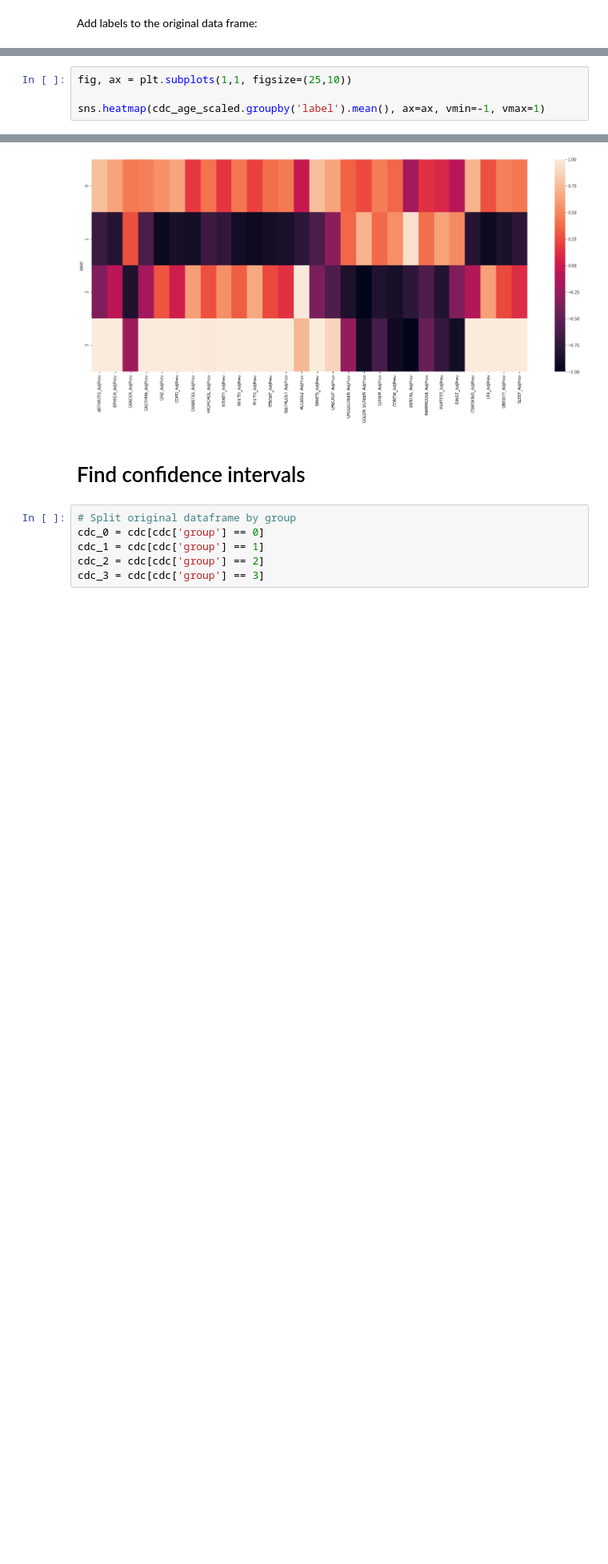
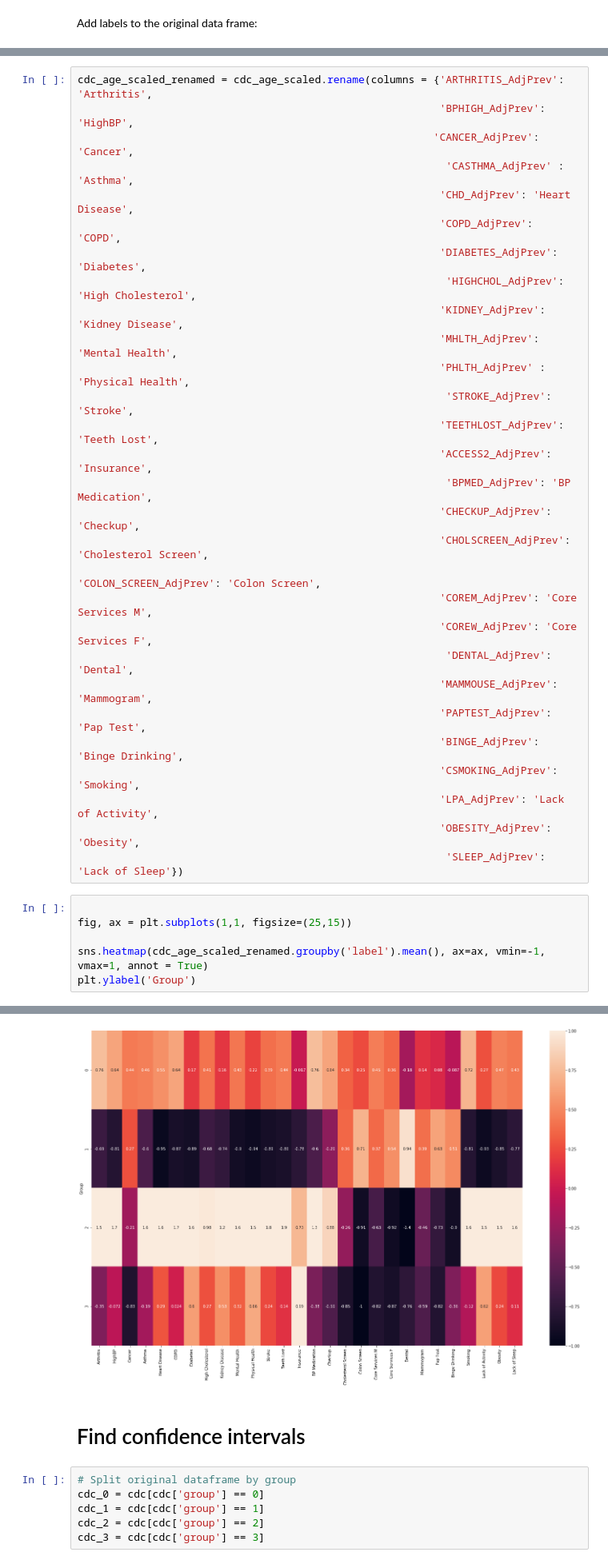
Before and after one commit to rhkhoo/CDC_Health_Clusters, a Jupyter notebook: KMeans.ipynb, the cells around one changed output, grey strips where cells are left out. Shown at 80% size. Cells and saved outputs as stored; diff of their text form; blank space fills up the shorter version.

```diff
--- a/KMeans.ipynb
+++ b/KMeans.ipynb
@@ -196,5 +203,36 @@ See the caveats in the documentation: https://pandas.pydata.org/pandas-docs/stab
+# %%
+cdc_age_scaled_renamed = cdc_age_scaled.rename(columns = {'ARTHRITIS_AdjPrev': 'Arthritis',
+                                                          'BPHIGH_AdjPrev': 'HighBP',
+                                                         'CANCER_AdjPrev': 'Cancer',
+                                                           'CASTHMA_AdjPrev' : 'Asthma',
+                                                          'CHD_AdjPrev': 'Heart Disease',
+                                                          'COPD_AdjPrev': 'COPD',
+                                                          'DIABETES_AdjPrev': 'Diabetes',
+                                                           'HIGHCHOL_AdjPrev': 'High Cholesterol',
+                                                          'KIDNEY_AdjPrev': 'Kidney Disease',
+                                                          'MHLTH_AdjPrev': 'Mental Health',
+                                                          'PHLTH_AdjPrev' : 'Physical Health',
+                                                           'STROKE_AdjPrev': 'Stroke',
+                                                          'TEETHLOST_AdjPrev': 'Teeth Lost',
+                                                          'ACCESS2_AdjPrev': 'Insurance',
+                                                           'BPMED_AdjPrev': 'BP Medication',
+                                                          'CHECKUP_AdjPrev': 'Checkup',
+                                                          'CHOLSCREEN_AdjPrev': 'Cholesterol Screen',
+                                                           'COLON_SCREEN_AdjPrev': 'Colon Screen',
+                                                          'COREM_AdjPrev': 'Core Services M',
+                                                          'COREW_AdjPrev': 'Core Services F',
+                                                           'DENTAL_AdjPrev': 'Dental',
+                                                          'MAMMOUSE_AdjPrev': 'Mammogram',
+                                                          'PAPTEST_AdjPrev': 'Pap Test',
+                                                          'BINGE_AdjPrev': 'Binge Drinking',
+                                                          'CSMOKING_AdjPrev': 'Smoking',
+                                                          'LPA_AdjPrev': 'Lack of Activity',
+                                                          'OBESITY_AdjPrev': 'Obesity',
+                                                           'SLEEP_AdjPrev': 'Lack of Sleep'})
 # %%
-fig, ax = plt.subplots(1,1, figsize=(25,10))
 
-sns.heatmap(cdc_age_scaled.groupby('label').mean(), ax=ax, vmin=-1, vmax=1)
+fig, ax = plt.subplots(1,1, figsize=(25,15))
+
+sns.heatmap(cdc_age_scaled_renamed.groupby('label').mean(), ax=ax, vmin=-1, vmax=1, annot = True)
+plt.ylabel('Group')
 # %% [output]
@@ -202,4 +240,4 @@ sns.heatmap(cdc_age_scaled.groupby('label').mean(), ax=ax, vmin=-1, vmax=1)
-[figure, old version]
+[figure, new version]
 # %% [markdown]
 # Find confidence intervals
 # %%
```
Also changed, not shown: parts of 9 cells of this notebook, 4 other files.
